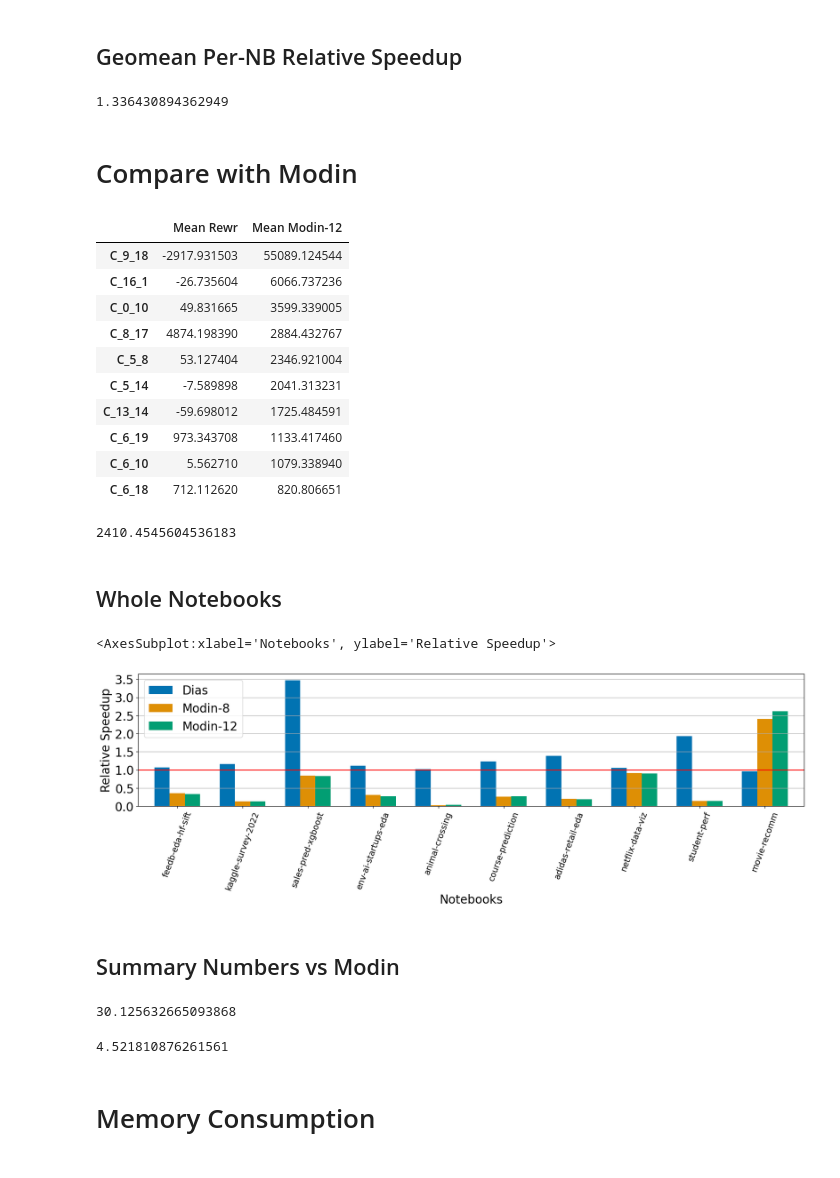
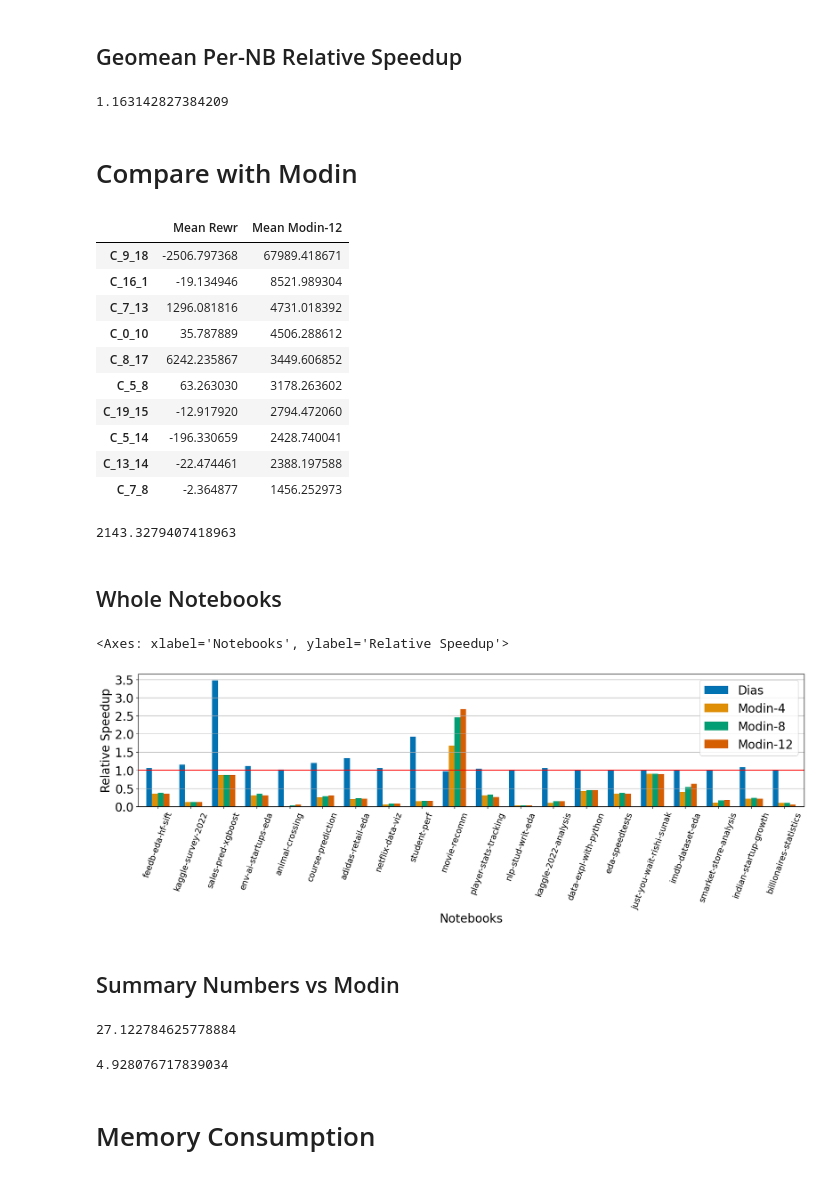
Before and after one commit to ADAPT-uiuc/dias-benchmarks, a Jupyter notebook: stats/stats.ipynb, the cells around one changed output. Saved outputs shown, nothing was run; the diff lists cells and outputs as text; code cells hidden in the pictures.

Commit message:
Notebook fixes and new results

```diff
--- a/stats/stats.ipynb
+++ b/stats/stats.ipynb
@@ -15,6 +15,8 @@ sns.set_palette("colorblind")
 pwd = "."
 figs_dir = "./figs"
 !mkdir -p figs
+# %%
+APPENDIX_RESUTLS = True
 # %%
 nbs = [
   "lextoumbourou/feedback3-eda-hf-custom-trainer-sift",
@@ -37,7 +39,7 @@ nbs = [
   "sanket7994/imdb-dataset-eda-project",
   "roopacalistus/retail-supermarket-store-analysis",
   "sandhyakrishnan02/indian-startup-growth-analysis",
-  "roopacalistus/exploratory-data-analysis-retail-supermarket"
+  "josecode1/billionaires-statistics-2023"
 ]
 nb_labels = [
   "feedb-eda-hf-sift",
@@ -60,17 +62,26 @@ nb_labels = [
   "imdb-dataset-eda",
   "smarket-store-analysis",
   "indian-startup-growth",
-  "eda-retail-supermarket"
+#   "eda-airline-dataset",
+  "billionaires-statistics"
 ]
 
 def only_hits_nb(df):
-  assert (type(df) == pd.DataFrame or type(df) == pd.Series or type(df) == pd.Index)
-  return df[:10]
+  global APPENDIX_RESUTLS
+  if not APPENDIX_RESUTLS:
+    assert (type(df) == pd.DataFrame or type(df) == pd.Series or type(df) == pd.Index)
+    return df[:10]
+  else:
+    return df
 
 def only_hits_cell(df):
-  assert (type(df) == pd.DataFrame or type(df) == pd.Series)
-  hits = [s for s in df.index if int(s.split('_')[1]) < 10]
-  return df.loc[hits]
+  global APPENDIX_RESUTLS
+  if not APPENDIX_RESUTLS:
+    assert (type(df) == pd.DataFrame or type(df) == pd.Series)
+    hits = [s for s in df.index if int(s.split('_')[1]) < 10]
+    return df.loc[hits]
+  else:
+    return df
 
 def ns_to_ms(ns):
   return ns / 1_000_000
@@ -445,7 +477,7 @@ dtype: float64
 # %%
 stats.gmean(mean_whole_speedup)
 # %% [output]
-1.336430894362949
+1.163142827384209
 # %% [markdown]
 # Compare with Modin
 # %%
@@ -469,20 +501,20 @@ _mod_mean_df = pd.DataFrame({'Mean Rewr': _mod_rewr_diff, 'Mean Modin-12': _mod_
 _mod_mean_df.nlargest(n=10, columns='Mean Modin-12')
 # %% [output]
 |  | Mean Rewr | Mean Modin-12 |
-| C_9_18 | -2917.931503 | 55089.124544 |
-| C_16_1 | -26.735604 | 6066.737236 |
-| C_0_10 | 49.831665 | 3599.339005 |
-| C_8_17 | 4874.198390 | 2884.432767 |
-| C_5_8 | 53.127404 | 2346.921004 |
-| C_5_14 | -7.589898 | 2041.313231 |
-| C_13_14 | -59.698012 | 1725.484591 |
-| C_6_19 | 973.343708 | 1133.417460 |
-| C_6_10 | 5.562710 | 1079.338940 |
-| C_6_18 | 712.112620 | 820.806651 |
+| C_9_18 | -2506.797368 | 67989.418671 |
+| C_16_1 | -19.134946 | 8521.989304 |
+| C_7_13 | 1296.081816 | 4731.018392 |
+| C_0_10 | 35.787889 | 4506.288612 |
+| C_8_17 | 6242.235867 | 3449.606852 |
+| C_5_8 | 63.263030 | 3178.263602 |
+| C_19_15 | -12.917920 | 2794.472060 |
+| C_5_14 | -196.330659 | 2428.740041 |
+| C_13_14 | -22.474461 | 2388.197588 |
+| C_7_8 | -2.364877 | 1456.252973 |
 # %%
 (_mod_mean_modin12 / _mod_mean_rewr).max()
 # %% [output]
-2410.4545604536183
+2143.3279407418963
 # %% [markdown]
 ## Whole Notebooks
 # %%
@@ -490,40 +522,40 @@ _mod_base_whole = get_whole_mean(base_less_repl)
 _mod_rewr_whole = get_whole_mean(rewr_less_repl)
 _mod_mod12_whole = get_whole_mean(modin_12)
 _mod_mod8_whole = get_whole_mean(modin_8)
-# _mod_mod4_whole = get_whole_mean(modin_4)
+_mod_mod4_whole = get_whole_mean(modin_4)
 # %%
 _mod_gmean_rewr_whole_speedup = _mod_base_whole / _mod_rewr_whole
 _mod_gmean_mod12_whole_speedup = _mod_base_whole / _mod_mod12_whole
 _mod_gmean_mod8_whole_speedup = _mod_base_whole / _mod_mod8_whole
-# _mod_gmean_mod4_whole_speedup = _mod_base_whole / _mod_mod4_whole
+_mod_gmean_mod4_whole_speedup = _mod_base_whole / _mod_mod4_whole
 whole_nb_df = pd.DataFrame({'Dias': _mod_gmean_rewr_whole_speedup,
-#                             'Modin-4': _mod_gmean_mod4_whole_speedup,
+                            'Modin-4': _mod_gmean_mod4_whole_speedup,
                             'Modin-8': _mod_gmean_mod8_whole_speedup,
                             'Modin-12': _mod_gmean_mod12_whole_speedup
                             })
 
 whole_nb_df = only_hits_nb(whole_nb_df)
 
 new_index = []
 for nb_idx in whole_nb_df.index:
   new_index.append(nb_labels[nb_idx])
 whole_nb_df = whole_nb_df.set_index(pd.Series(new_index))
 
 
 ax = whole_nb_df.plot(kind="bar", width=0.7, figsize=(20, 4) )
 ax.set_ylabel('Relative Speedup', fontsize=20)
 ax.set_xlabel('Notebooks', fontsize=20)
 ax.axhline(1, color='red')
 ax.set_yticks([x for x in np.arange(0, 3.6, 0.5)])
 ax.grid(visible=True, axis='y')
 ax.yaxis.set_tick_params(labelsize=20)
 ax.legend(fontsize=20)
 plt.xticks(rotation=70, fontsize=14)
 plt.savefig(f'{figs_dir}/modin_nb.pdf', bbox_inches='tight')
 ax
 # %% [output]
-<AxesSubplot:xlabel='Notebooks', ylabel='Relative Speedup'>
+<Axes: xlabel='Notebooks', ylabel='Relative Speedup'>
-[figure, old version]
+[figure, new version]
 # %% [markdown]
 ## Summary Numbers vs Modin
 # %%
@@ -531,11 +563,11 @@ speedup_vs_modin = (_mod_mod12_whole / _mod_rewr_whole)
 # %%
 speedup_vs_modin.max()
 # %% [output]
-30.125632665093868
+27.122784625778884
 # %%
 stats.gmean(speedup_vs_modin)
 # %% [output]
-4.521810876261561
+4.928076717839034
 # %% [markdown]
 # Memory Consumption
 # %%
```
Also changed, not shown: parts of 20 cells of this notebook, 7 other files.
